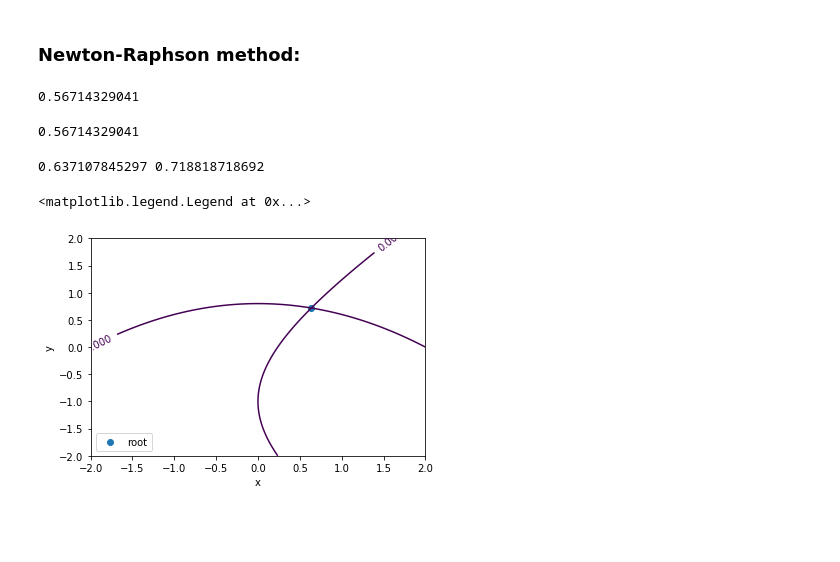
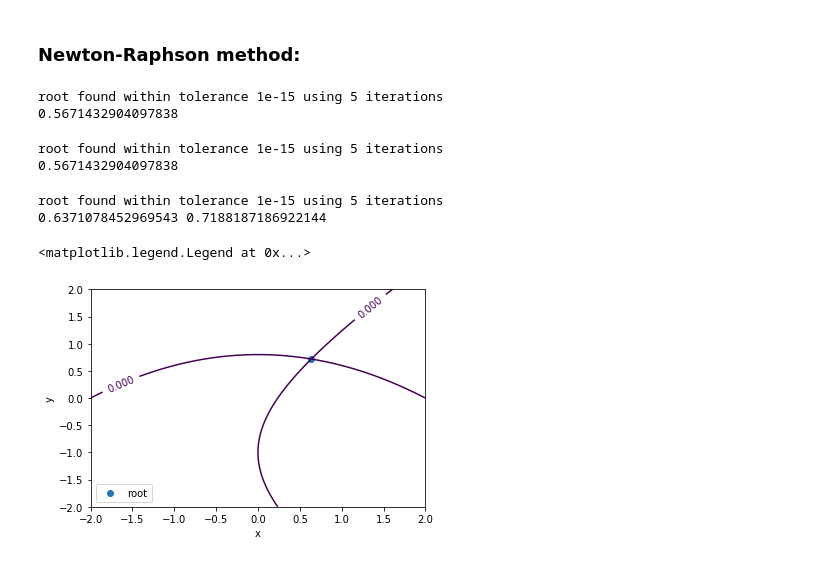
Before and after one commit to valenpe7/numerical_methods, a Jupyter notebook: lectures/06-nonlinear_equations.ipynb, the cells around one changed output. Saved outputs shown, nothing was run; the diff lists cells and outputs as text; code cells hidden in the pictures; blank space fills up the shorter version.

```diff
--- a/lectures/06-nonlinear_equations.ipynb
+++ b/lectures/06-nonlinear_equations.ipynb
@@ -101,10 +107,11 @@ def newton_raphson_an(f, df, x0, tol=1.0e-8, nmax=500):
 def f(x):
     return x - np.exp(-x)
 
-def df(x):
+def analytic_df(x):
     return 1 + np.exp(-x)
 
-root = newton_raphson_an(f, df, -10.0)
+root = newton_raphson(f, analytic_df, 0.0)
 print(root)
 # %% [output]
-0.56714329041
+root found within tolerance 1e-15 using 5 iterations
+0.5671432904097838
@@ -125,10 +119,15 @@ def newton_raphson_num(f, x0, tol=1.0e-8, nmax=100):
 def f(x):
     return x - np.exp(-x)
 
-root = newton_raphson_num(f, -10.0)
+def numeric_df(x):
+    h = 1.0e-8
+    return (f(x + h) - f(x)) / h
+
+root = newton_raphson(f, numeric_df, 0.0)
 print(root)
 # %% [output]
-0.56714329041
+root found within tolerance 1e-15 using 5 iterations
+0.5671432904097838
 # %%
 def df_dx(f, x, y, h):
     return (f(x + h, y) - f(x, y)) / h
@@ -136,11 +135,11 @@ def df_dx(f, x, y, h):
 def df_dy(f, x, y, h):
     return (f(x, y + h) - f(x, y)) / h
 
-def newton_raphson_2d(f1, f2, x0=0, y0=0, tol=1.0e-8, nmax=500):
+def newton_raphson_2d(f1, f2, x0=0, y0=0, eps=1.0e-15, n_max=500):
     n = 0
     J = np.zeros((2, 2))
     b = np.zeros(2)
-    while n <= nmax:
+    while n < n_max:
         J[0][0] = df_dx(f1, x0, y0, 1.0e-6)
         J[0][1] = df_dy(f1, x0, y0, 1.0e-6)
         J[1][0] = df_dx(f2, x0, y0, 1.0e-6)
@@ -150,39 +149,40 @@ def newton_raphson_2d(f1, f2, x0=0, y0=0, tol=1.0e-8, nmax=500):
         delta = la.solve(J, b)
         x1 = x0 + delta[0]
         y1 = y0 + delta[1]
-        if f1(x1, y1) == 0.0 and f2(x1, y1) == 0.0 or max(abs(x1 - x0), abs(y1 - y0)) < tol:
-            return x1, y1
+        if max(abs(x1 - x0), abs(y1 - y0)) < eps:
+            print("root found within tolerance", eps, "using", n, "iterations")
+            return [x1, y1]
         x0 = x1
         y0 = y1
         n += 1
-    raise RuntimeError('no root found using', nmax, 'iterations')
+    raise RuntimeError("no root found within tolerance", eps, "using", n_max, "iterations")
 # %%
 def f1(x, y):
     return x**2 + 4*x - y**2 - 2*y - 1
 
 def f2(x, y):
     return x**2 + 5*y - 4
 
-x_root, y_root = newton_raphson_2d(f1, f2)
-print(x_root, y_root)
+root = newton_raphson_2d(f1, f2)
+print(root[0], root[1])
 
-x = np.linspace(-2.0, 2.0, 1000)
-y = np.linspace(-2.0, 2.0, 1000)
+x = np.linspace(-2.0, 2.0, 100)
+y = np.linspace(-2.0, 2.0, 100)
 X, Y = np.meshgrid(x, y)
 Z1 = f1(X, Y)
 Z2 = f2(X, Y)
 
-fig = plt.figure()
-ax = fig.add_subplot(1,1,1)
+fig, ax = plt.subplots()
 a = ax.contour(X, Y, Z2, 0.0)
 b = ax.contour(X, Y, Z1, 0.0)
 ax.clabel(a)
 ax.clabel(b)
-ax.scatter(x_root, y_root, label='root')
+ax.scatter(root[0], root[1], label='root')
 ax.set_xlabel('x')
 ax.set_ylabel('y')
 ax.legend(loc='lower left')
 # %% [output]
-0.637107845297 0.718818718692
+root found within tolerance 1e-15 using 5 iterations
+0.6371078452969543 0.7188187186922144
 <matplotlib.legend.Legend at 0x...>
-[figure, old version]
+[figure, new version]
```
Also changed, not shown: parts of 8 cells of this notebook.
